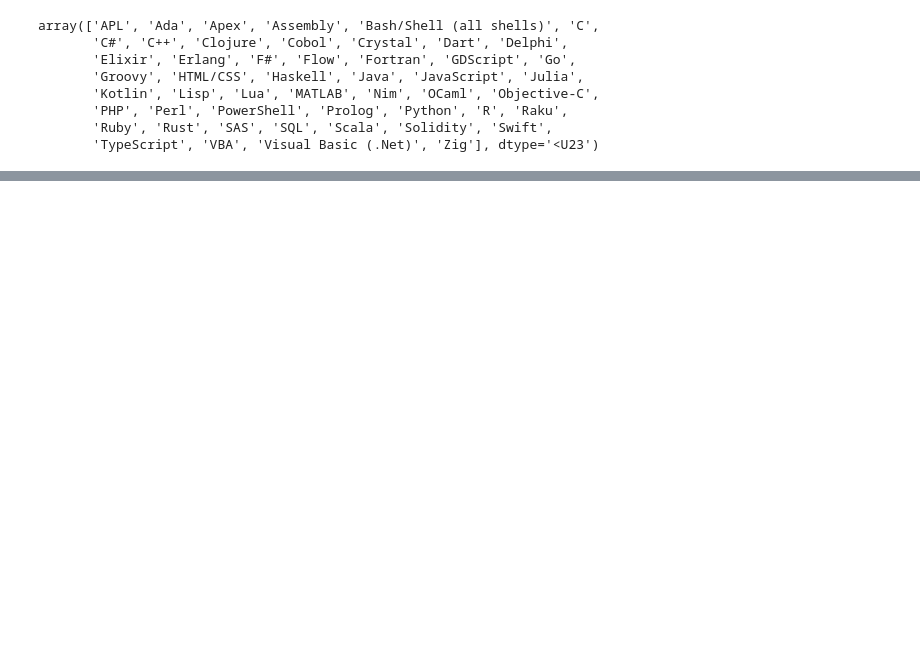
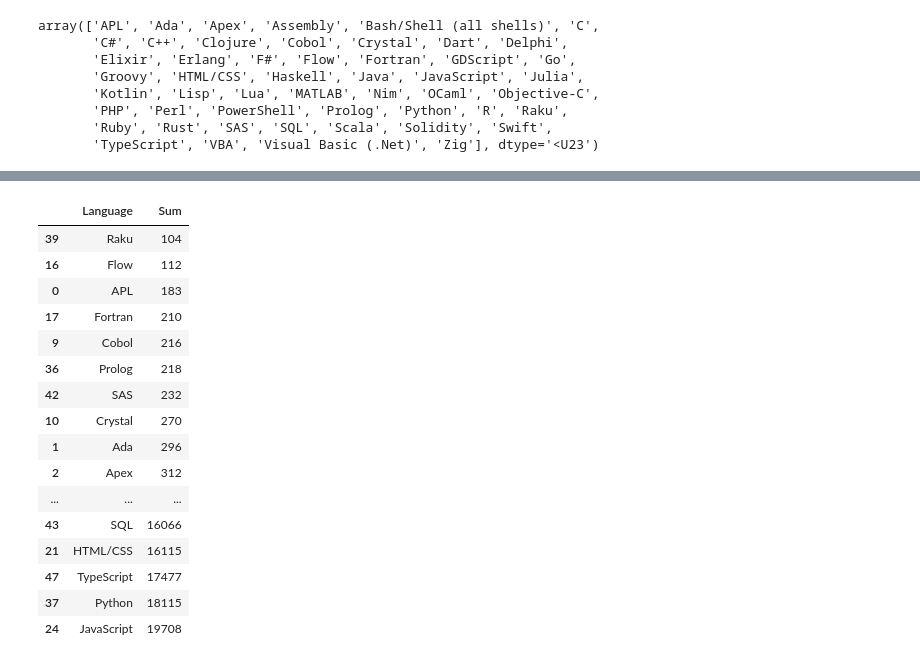
Before and after one commit to SarthakHa/stackoverflow-data-2023, a Jupyter notebook: analysis.ipynb, the cells around one changed output, grey strips where cells are left out. Saved outputs shown, nothing was run; the diff lists cells and outputs as text; code cells hidden in the pictures; blank space fills up the shorter version.

```diff
--- a/analysis.ipynb
+++ b/analysis.ipynb
@@ -235,0 +243,38 @@ online_learners = get_boolean_cols(online_learners, "LanguageWantToWorkWith", No
+# %%
+want_language = {}
+j = 0
+language_names = []
+sum_values = []
+
+# Assuming online_learners is a DataFrame
+for i in online_learners.columns:
+    if "LanguageWantToWorkWith=" in i:
+        language_names.append(i)
+        sum_value = online_learners[i].sum()
+        sum_values.append(sum_value)
+
+want_language['Language'] = language_names
+want_language['Sum'] = sum_values
+
+want_df = pd.DataFrame(want_language)
+want_df = want_df.sort_values(by='Sum')
+want_df['Language'] = want_df['Language'].str.replace('LanguageWantToWorkWith=', '')
+want_df
+# %% [output]
+|  | Language | Sum |
+| 39 | Raku | 104 |
+| 16 | Flow | 112 |
+| 0 | APL | 183 |
+| 17 | Fortran | 210 |
+| 9 | Cobol | 216 |
+| 36 | Prolog | 218 |
+| 42 | SAS | 232 |
+| 10 | Crystal | 270 |
+| 1 | Ada | 296 |
+| 2 | Apex | 312 |
+| ... | ... | ... |
+| 43 | SQL | 16066 |
+| 21 | HTML/CSS | 16115 |
+| 47 | TypeScript | 17477 |
+| 37 | Python | 18115 |
+| 24 | JavaScript | 19708 |
```
Also changed, not shown: parts of 15 cells of this notebook.
